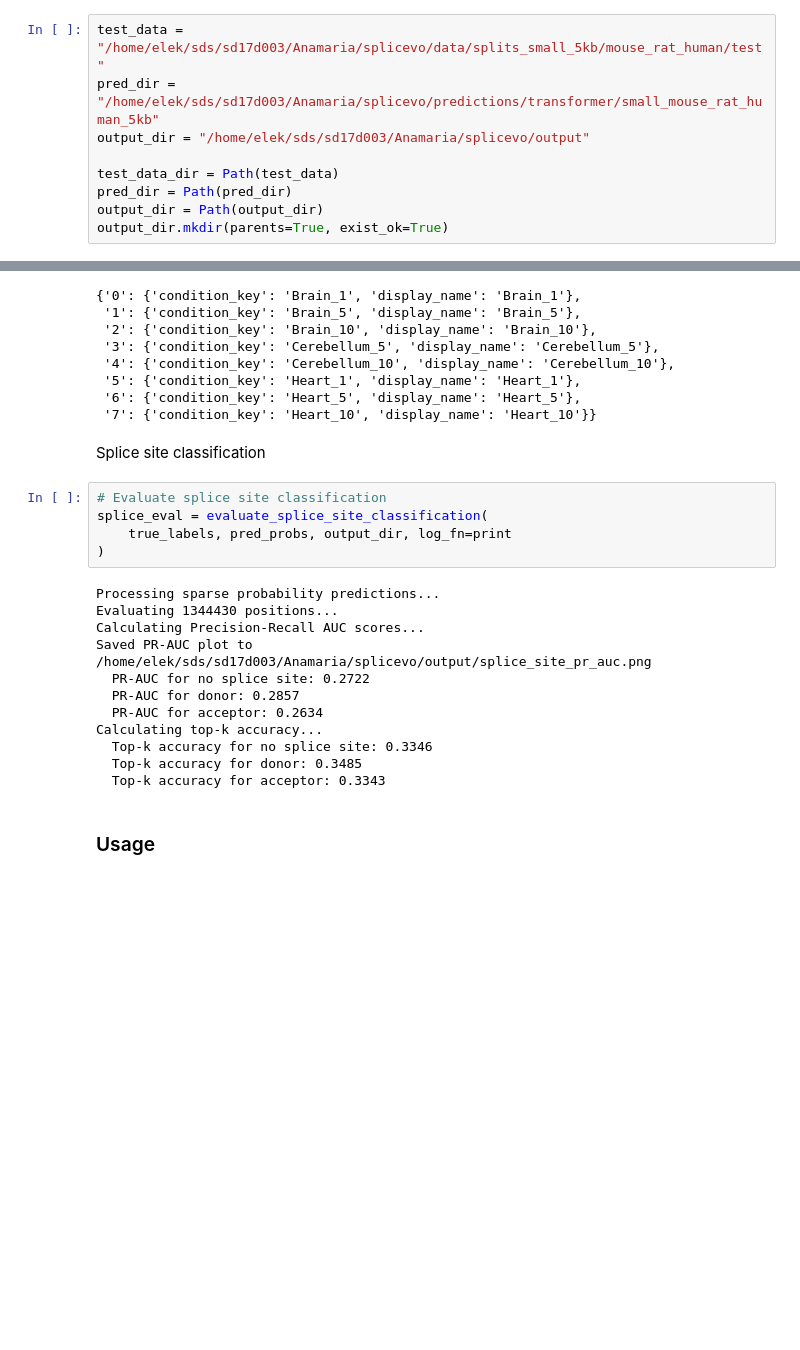
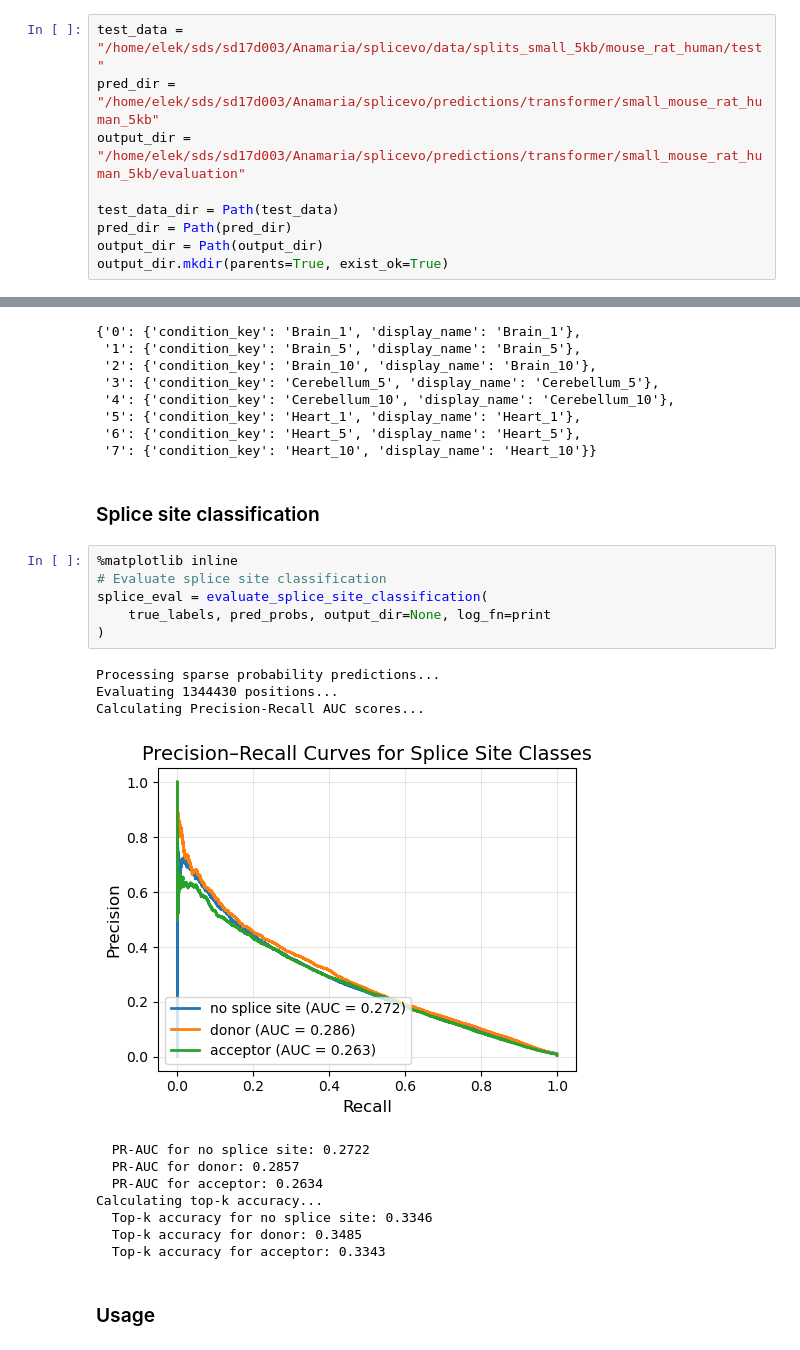
Before and after one commit to anamariaelek/splicevo, a Jupyter notebook: notebooks/model_evaluation_new.ipynb, the cells around one changed output, grey strips where cells are left out. Saved outputs shown, nothing was run; the diff lists cells and outputs as text; blank space fills up the shorter version.

```diff
--- a/notebooks/model_evaluation_new.ipynb
+++ b/notebooks/model_evaluation_new.ipynb
@@ -19,7 +19,7 @@ Setup paths
 # %%
 test_data = "/home/elek/sds/sd17d003/Anamaria/splicevo/data/splits_small_5kb/mouse_rat_human/test"
 pred_dir = "/home/elek/sds/sd17d003/Anamaria/splicevo/predictions/transformer/small_mouse_rat_human_5kb"
-output_dir = "/home/elek/sds/sd17d003/Anamaria/splicevo/output"
+output_dir = "/home/elek/sds/sd17d003/Anamaria/splicevo/predictions/transformer/small_mouse_rat_human_5kb/evaluation"
 
 test_data_dir = Path(test_data)
 pred_dir = Path(pred_dir)
@@ -331,24 +487,25 @@ meta['usage_condition_mapping']
  '6': {'condition_key': 'Heart_5', 'display_name': 'Heart_5'},
  '7': {'condition_key': 'Heart_10', 'display_name': 'Heart_10'}}
 # %% [markdown]
-Splice site classification
+### Splice site classification
 # %%
+%matplotlib inline
 # Evaluate splice site classification
 splice_eval = evaluate_splice_site_classification(
-    true_labels, pred_probs, output_dir, log_fn=print
+    true_labels, pred_probs, output_dir=None, log_fn=print
 )
 # %% [output]
 Processing sparse probability predictions...
 Evaluating 1344430 positions...
 Calculating Precision-Recall AUC scores...
-Saved PR-AUC plot to /home/elek/sds/sd17d003/Anamaria/splicevo/output/splice_site_pr_auc.png
-  PR-AUC for no splice site: 0.2722
-  PR-AUC for donor: 0.2857
-  PR-AUC for acceptor: 0.2634
-Calculating top-k accuracy...
-  Top-k accuracy for no splice site: 0.3346
-  Top-k accuracy for donor: 0.3485
-  Top-k accuracy for acceptor: 0.3343
+[figure, added]
+  PR-AUC for no splice site: 0.2722
+  PR-AUC for donor: 0.2857
+  PR-AUC for acceptor: 0.2634
+Calculating top-k accuracy...
+  Top-k accuracy for no splice site: 0.3346
+  Top-k accuracy for donor: 0.3485
+  Top-k accuracy for acceptor: 0.3343
 # %% [markdown]
 ### Usage
 # %%
```
Also changed, not shown: parts of 13 cells of this notebook, 7 other files.
